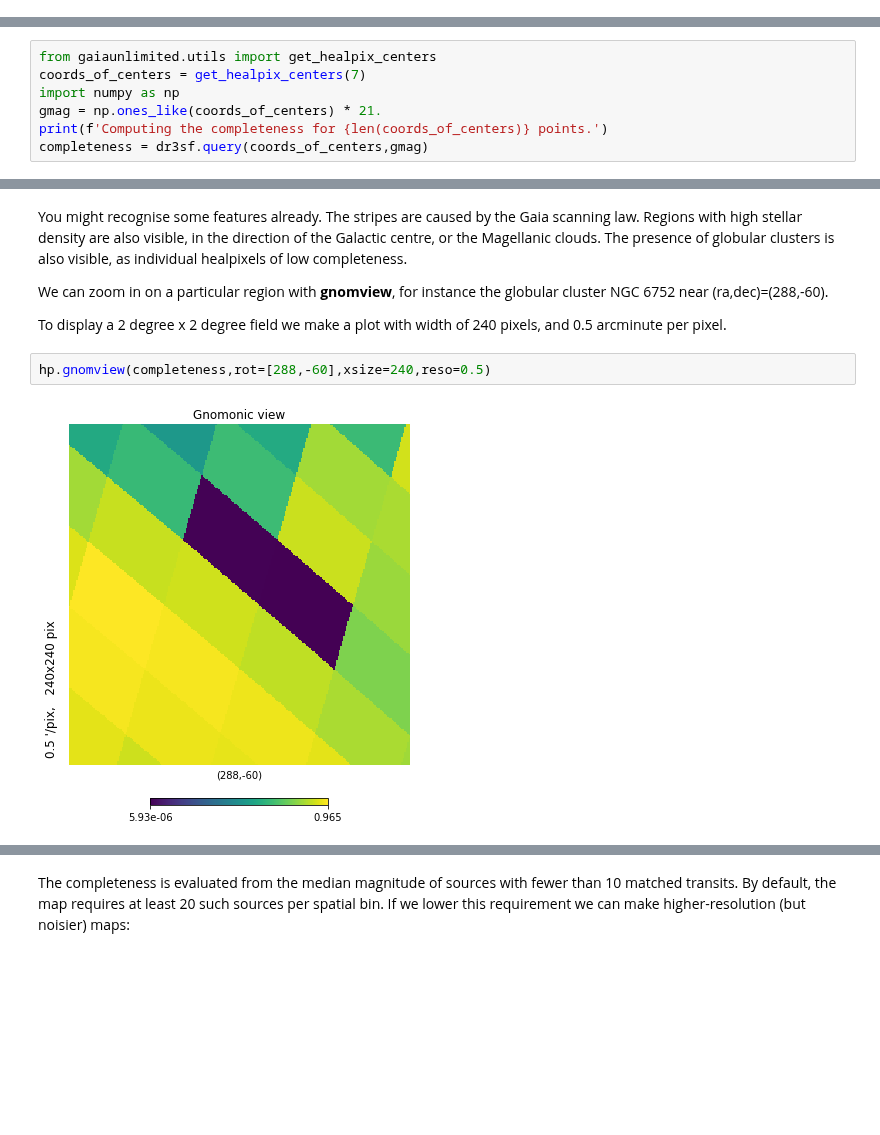
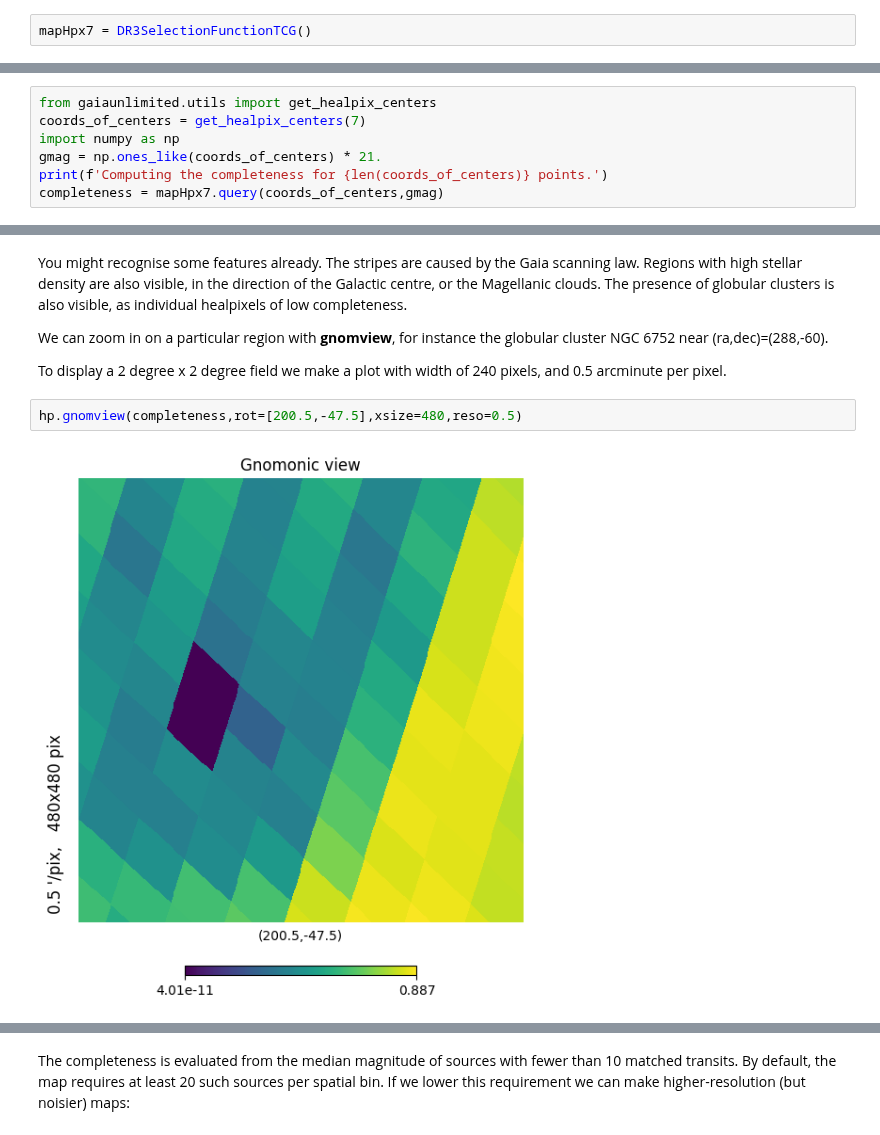
Before and after one commit to gaia-unlimited/gaiaunlimited, a Jupyter notebook: docs/dr3-empirical-completeness.ipynb, the cells around one changed output, grey strips where cells are left out. Cells and saved outputs as stored; diff of their text form; blank space fills up the shorter version.

```diff
--- a/docs/dr3-empirical-completeness.ipynb
+++ b/docs/dr3-empirical-completeness.ipynb
@@ -13,3 +19,5 @@ dr3sf = DR3SelectionFunctionTCG_hpx7()
+# %%
+mapHpx7 = DR3SelectionFunctionTCG()
 # %% [markdown]
 To obtain the completeness at a given point and magnitude we use the **.query()** method. The coordinates must be given as astropy objects. To quickly generate the list of coordinates of the centers of healpixels we provide the **get_healpix_centers** function. The array containing magnitudes must have the same shape as the coordinate array.
 # %%
@@ -18,7 +26,7 @@ coords_of_centers = get_healpix_centers(7)
 import numpy as np
 gmag = np.ones_like(coords_of_centers) * 21.
 print(f'Computing the completeness for {len(coords_of_centers)} points.')
-completeness = dr3sf.query(coords_of_centers,gmag)
+completeness = mapHpx7.query(coords_of_centers,gmag)
 # %% [output]
 Computing the completeness for 196608 points.
 # %% [markdown]
@@ -41,9 +49,9 @@ We can zoom in on a particular region with **gnomview**, for instance the globul
 
 To display a 2 degree x 2 degree field we make a plot with width of 240 pixels, and 0.5 arcminute per pixel.
 # %%
-hp.gnomview(completeness,rot=[288,-60],xsize=240,reso=0.5)
+hp.gnomview(completeness,rot=[200.5,-47.5],xsize=480,reso=0.5)
 # %% [output]
-[figure, old version]
+[figure, new version]
 # %% [markdown]
 The size of a healpix order 7 is about half a degree, which may be too coarse for some science cases.
 
```
Also changed, not shown: parts of 30 cells of this notebook, 1 other file.
